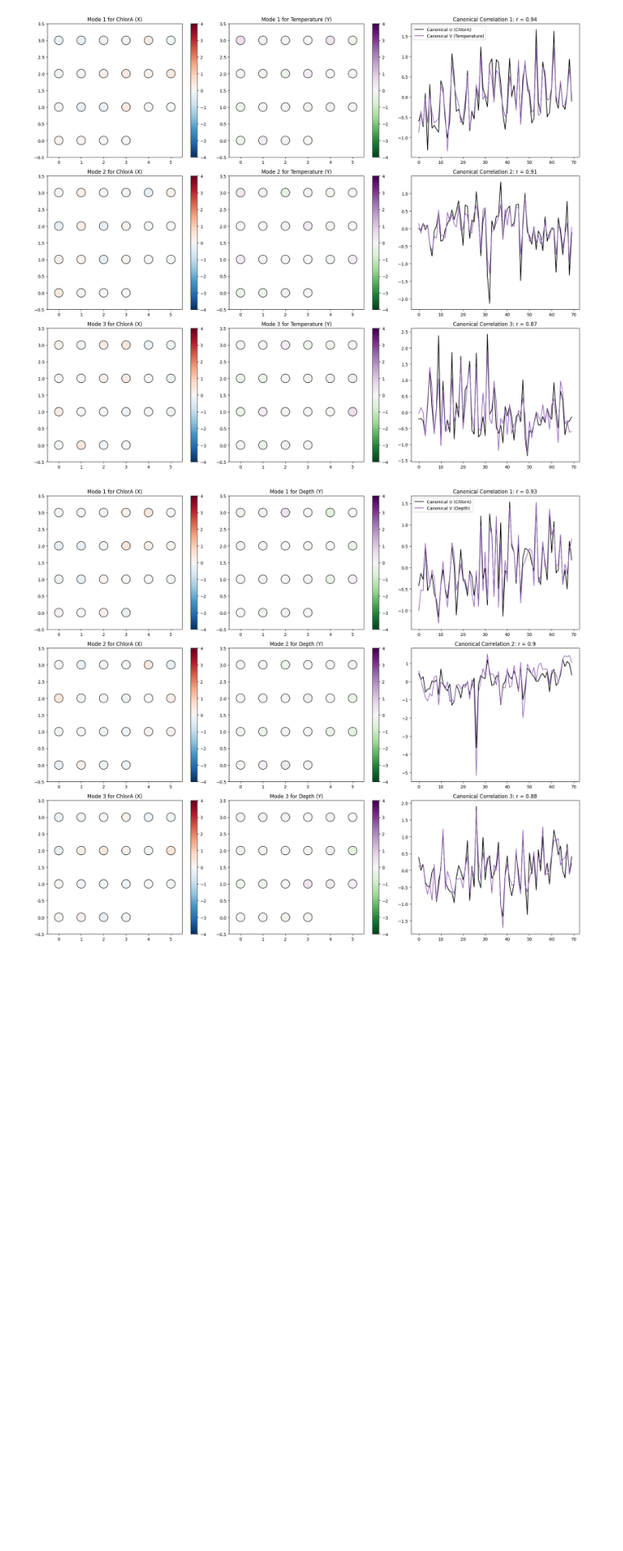
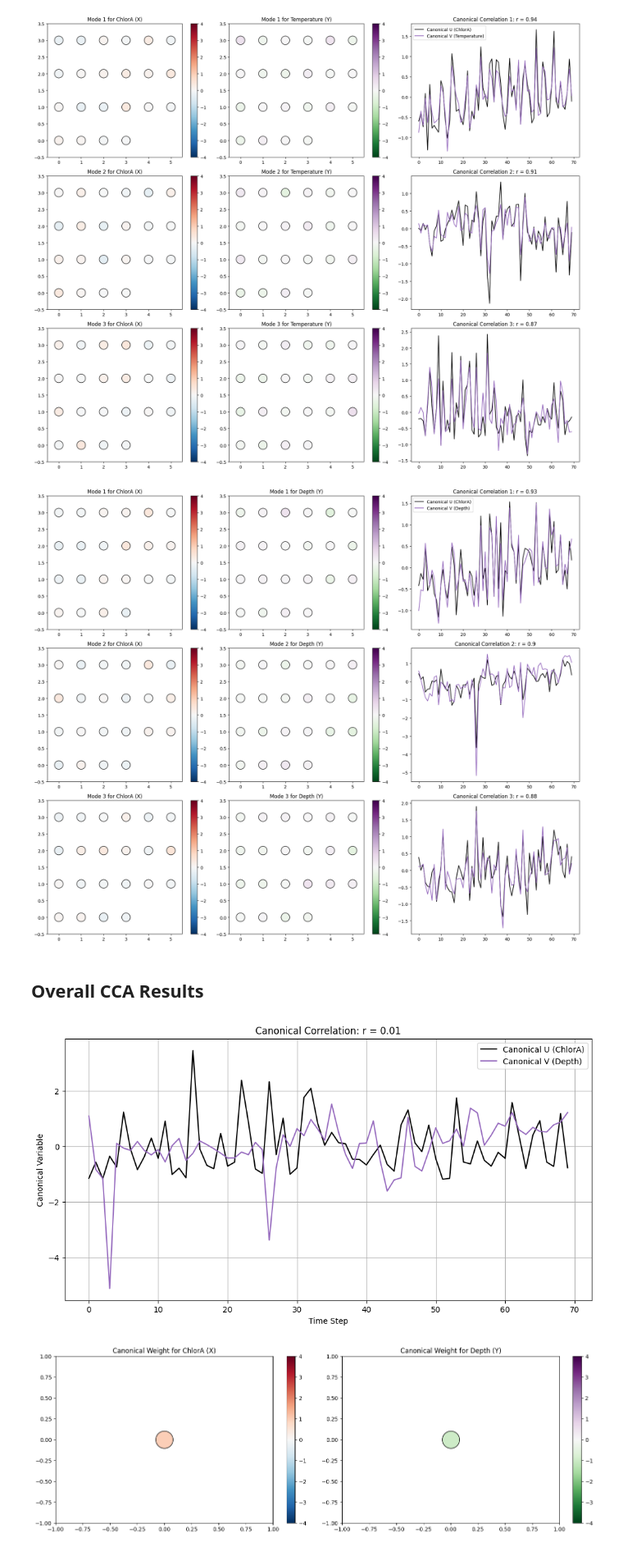
Before and after one commit to Drums180/Geoscientific_Analysis_Project, a Jupyter notebook: cca.ipynb, the cells around one changed output. Shown at 82% size. Drawn from its saved outputs; the diff is of its cells as text; code cells hidden in the pictures; blank space fills up the shorter version.

Commit message:
Map Upgrade and Overall CCA

```diff
--- a/cca.ipynb
+++ b/cca.ipynb
@@ -457,3 +459,74 @@ plt.tight_layout()
 plt.show()
 # %% [output]
 [figure]
+# %% [markdown]
+## Overall CCA Results
+# %%
+# Collapse the data by averaging across all stations to create overall time series
+cal_data_overall = cal_data_pivot.mean(axis=1)  # Averaging across stations for each time step
+depth_data_overall = depth_data_pivot.mean(axis=1)
+
+# Ensure data alignment and drop missing values
+combined_data = pd.concat([cal_data_overall, depth_data_overall], axis=1, keys=['ChlorA', 'Depth'])
+combined_data = combined_data.dropna()
+
+# Extract values for CCA
+X = combined_data['ChlorA'].values.reshape(-1, 1)
+Y = combined_data['Depth'].values.reshape(-1, 1)
+
+# Perform CCA
+cca = CCA(n_components=1)
+U, V = cca.fit_transform(X, Y)
+
+# Plot U and V (canonical variables)
+plt.figure(figsize=(12, 6))
+plt.plot(U, label="Canonical U (ChlorA)", c="k")
+plt.plot(V, label="Canonical V (Depth)", c="C4")
+r = np.corrcoef(U[:, 0], V[:, 0])[0, 1]
+plt.title(f"Canonical Correlation: r = {round(r, 2)}")
+plt.xlabel("Time Step")
+plt.ylabel("Canonical Variable")
+plt.legend()
+plt.grid(True)
+plt.show()
+
+# Plot mode vectors as circle plots for the overall effect of the PC on each variable
+fig, ax = plt.subplots(1, 2, figsize=(15, 5))
+
+# Plot X mode vector (weights)
+out = ax[0].scatter(
+    [0],  # Single point for overall data
+    [0],  # Single point for overall data
+    c=cca.x_weights_[:, 0],  # Canonical weights for X (ChlorA)
+    s=1000,  # Adjust circle size for better visibility
+    cmap="RdBu_r",
+    edgecolors="k",
+    vmin=-4,
+    vmax=4
+)
+ax[0].set_title("Canonical Weight for ChlorA (X)")
+ax[0].set_xlim(-1, 1)
+ax[0].set_ylim(-1, 1)
+plt.colorbar(out, ax=ax[0])
+
+# Plot Y mode vector (weights)
+out = ax[1].scatter(
+    [0],  # Single point for overall data
+    [0],  # Single point for overall data
+    c=cca.y_weights_[:, 0],  # Canonical weights for Y (Depth)
+    s=1000,  # Adjust circle size for better visibility
+    cmap="PRGn_r",
+    edgecolors="k",
+    vmin=-4,
+    vmax=4
+)
+ax[1].set_title("Canonical Weight for Depth (Y)")
+ax[1].set_xlim(-1, 1)
+ax[1].set_ylim(-1, 1)
+plt.colorbar(out, ax=ax[1])
+
+plt.tight_layout()
+plt.show()
+# %% [output]
+[figure, added]
+[figure, added]
```
Also changed, not shown: parts of 2 cells of this notebook, 3 other files.
